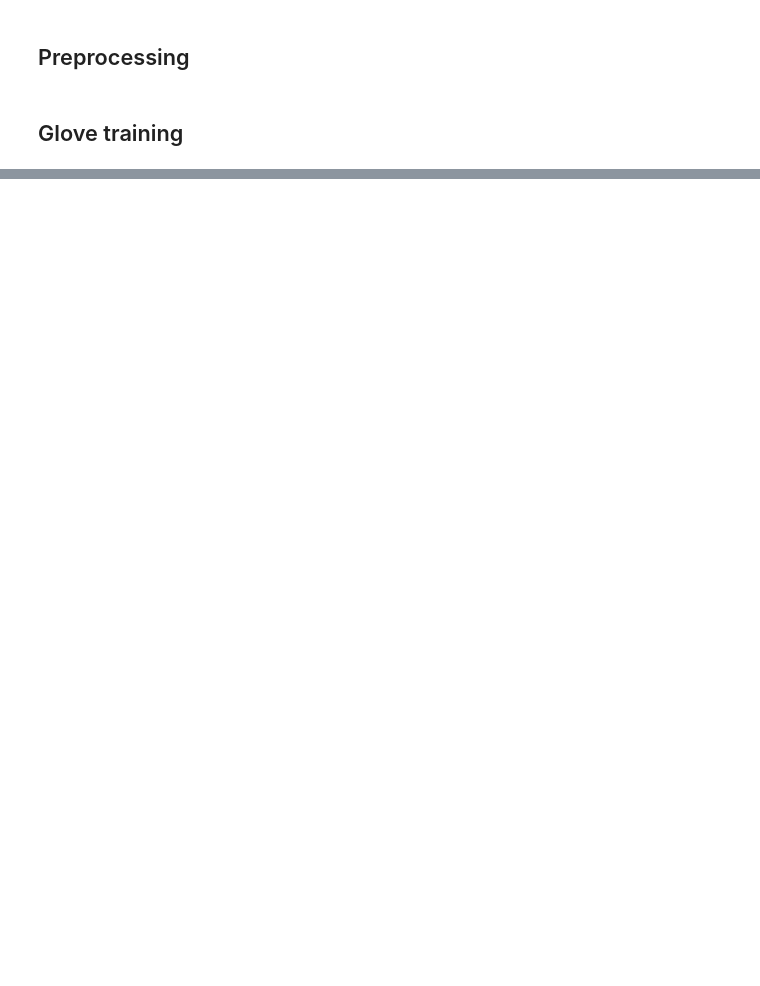
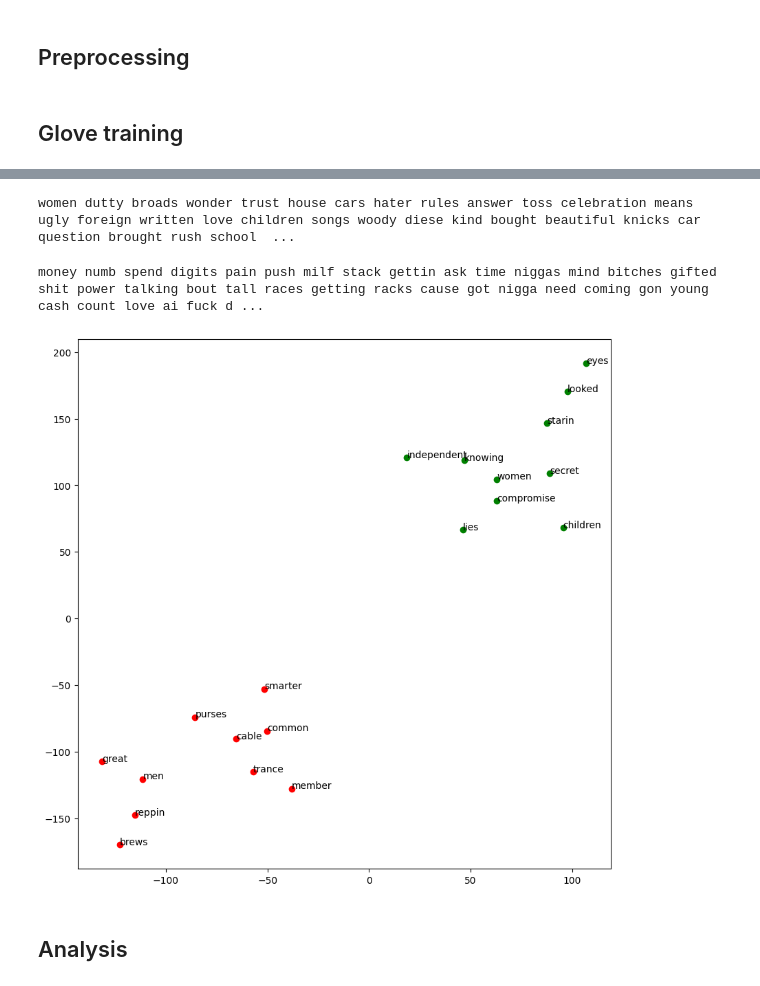
Before and after one commit to Owe1n/RapBiasAnalysis, a Jupyter notebook: biais_analysis.ipynb, the cells around one changed output, grey strips where cells are left out. Cells and saved outputs as stored; diff of their text form; code cells hidden in the pictures; blank space fills up the shorter version.

```diff
--- a/biais_analysis.ipynb
+++ b/biais_analysis.ipynb
@@ -47,6 +36,0 @@ nlp.vocab.vectors = spacy.vocab.Vectors(data=np.array([x for x in word_vectors.v
-# %%
-def most_similar(x, n=10):
-    """Returns the n most similar words to the given vector x"""
-    list = nlp.vocab.vectors.most_similar(x.reshape(1, -1), n=n)
-    list = [nlp.vocab[i] for i in list[0][0]]
-    return list
@@ -91,0 +145,51 @@ plot_most_similar(nlp.vocab[w] for w in ['king', 'goat', 'sweden', 'university',
+# %%
+def most_similar(nlp,x, n=10):
+    """Returns the n most similar words to the given vector x"""
+    list = nlp.vocab.vectors.most_similar(x.reshape(1, -1), n=n)
+    list = [nlp.vocab[i] for i in list[0][0]]
+    return list
+# %%
+print(' '.join(w.text for w in most_similar(custom_2000_nlp,custom_2000_nlp.vocab['women'].vector,100)))
+# %% [output]
+women dutty broads wonder trust house cars hater rules answer toss celebration means ugly foreign written love children songs woody diese kind bought beautiful knicks car question brought rush school  ...
+# %%
+print(' '.join(w.text for w in most_similar(custom_2010_nlp,custom_2010_nlp.vocab['money'].vector,100)))
+# %% [output]
+money numb spend digits pain push milf stack gettin ask time niggas mind bitches gifted shit power talking bout tall races getting racks cause got nigga need coming gon young cash count love ai fuck d ...
+# %%
+from  sklearn.manifold import TSNE
+import matplotlib.pyplot as plt
+colors = [
+    'red', 'green', 'blue', 'yellow', 'purple', 'orange', 'black', 'lime', 'pink'
+]
+
+n_sample = 10
+
+def plot_most_similar(vocabulary):
+    most_similar = []
+    for word in vocabulary:
+        query = np.asarray([word.vector])
+        most_similar.append(nlp.vocab.vectors.most_similar(query, n=n_sample))
+
+    vectors = []
+    labels = []
+    for similars in most_similar:
+        for key in similars[0][0]:
+            vectors.append(nlp.vocab[key].vector)
+            labels.append(nlp.vocab.strings[key])
+
+    reduced_vectors = TSNE(n_components=2, perplexity=2).fit_transform(np.asanyarray(vectors))
+
+    fig, ax = plt.subplots()
+    fig.set_size_inches(10, 10)
+    index_label = 0
+    for vector in reduced_vectors:
+        ax.scatter(vector[0], vector[1], c=colors[int(index_label / n_sample)])
+        ax.annotate(labels[index_label], (vector[0], vector[1]))
+        index_label += 1
+# %%
+plot_most_similar(nlp.vocab[w] for w in ['men', 'women'])
+# %% [output]
+[figure, added]
+# %% [markdown]
+## Analysis
```
Also changed, not shown: parts of 66 cells of this notebook, 28 other files.
